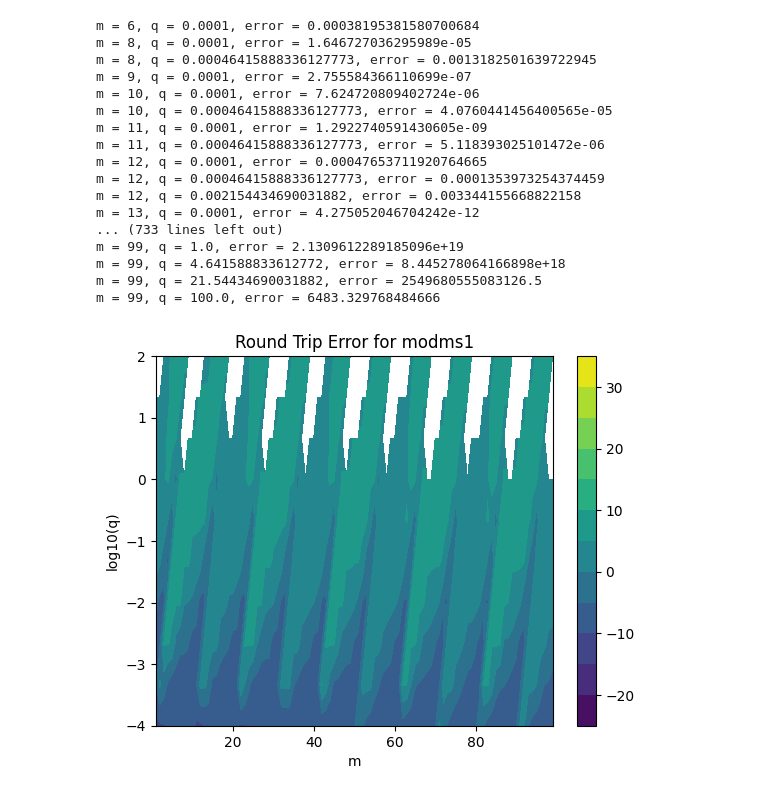
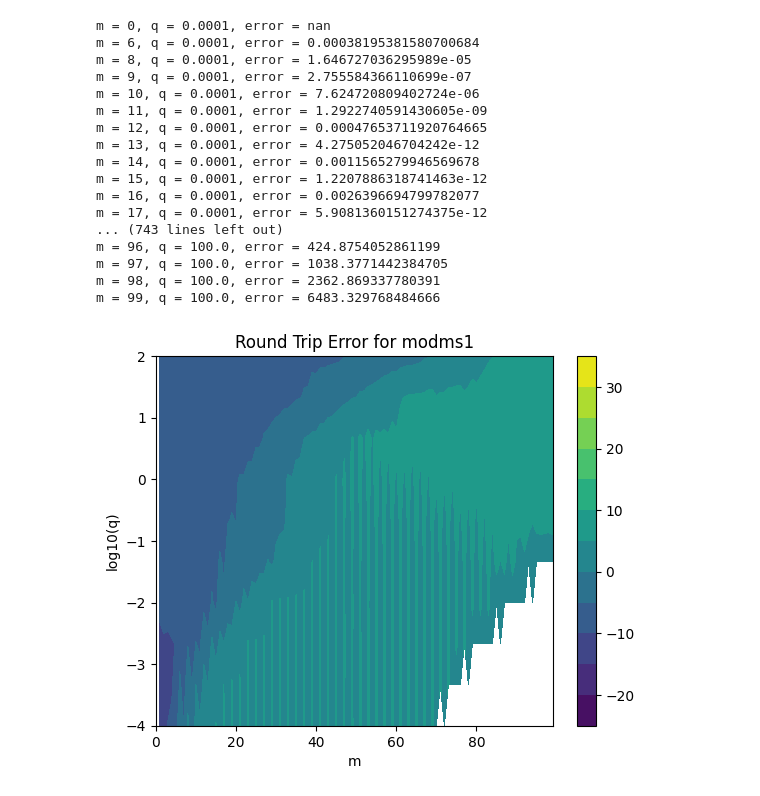
Before and after one commit to brorson/ScipyMathieuTesting, a Jupyter notebook: round_trip_modfuncs.ipynb, the cells around one changed output. Drawn from its saved outputs; the diff is of its cells as text; code cells hidden in the pictures.

```diff
--- a/round_trip_modfuncs.ipynb
+++ b/round_trip_modfuncs.ipynb
@@ -103,8 +103,9 @@ tol = 1e-3
 MM = 50
 qs = np.logspace(-4,4,10)
 error = []
-for m in range(MM):
-    for q in qs:
+
+for q in qs:
+    for m in range(MM):
         fm3 = modmc2(m, q, v - 3 * h)[1]
         fm2 = modmc2(m, q, v - 2 * h)[1]
         fm1 = modmc2(m, q, v - h)[1]
@@ -121,7 +122,7 @@ for m in range(MM):
         stddev = np.std(r)
         l2norm = np.linalg.norm(y, ord=2) / np.sqrt(len(y))
 
-        error.append( stddev/np.linalg.norm(y, ord=2))
-        if not np.isclose( l2norm , 0, atol=tol):
-            print(f'm = {m}, q = {q}, error = {l2norm}')
+        error.append(stddev/np.linalg.norm(y, ord=2))
+        if not np.isclose( stddev/np.linalg.norm(y, ord=2), 0, atol=tol):
+            print(f'm = {m}, q = {q}, error = {stddev/np.linalg.norm(y, ord=2)}')
 # %% [output]
@@ -144 +145,26 @@ m = 49, q = 1291.5496650148827, error = 0.01994656271388637
 m = 49, q = 10000.0, error = nan
+# %%
+v = np.linspace(2,5,1000)
+
+m = 9
+q = 0.01
+fm3 = modmc2(m, q, v - 3 * h)[1]
+fm2 = modmc2(m, q, v - 2 * h)[1]
+fm1 = modmc2(m, q, v - h)[1]
+fp1 = modmc2(m, q, v + h)[1]
+fp2 = modmc2(m, q, v + 2 * h)[1]
+fp3 = modmc2(m, q, v + 3 * h)[1]
+
+ydd = -fm3/60 + 3*fm2/20 - 3*fm1/4 + 3*fp1/4 - 3*fp2/20 + fp3/60
+
+[y,yd] = modmc2(m,q,v)
+a = mathieu_a(m,q)
+
+r = ydd/(h) - (a - 2 * q * np.cosh(2*v)) * y
+
+print(np.std(r)/ np.linalg.norm(y, ord=2))
+plt.plot(v, r)
+
+
+a = np.array([0, 1, 2, 3, 4, 5, 6, 7, 8, 9])
+print(a.reshape(5, 2))
@@ -184,8 +218,8 @@ MM = 100
 qs = np.logspace(-4,2,10)
 error = []
 
-for m in range(1, MM):
-    for q in qs:
+for q in qs:
+    for m in range(MM):
         fm3 = modms1(m, q, v - 3 * h)[1]
         fm2 = modms1(m, q, v - 2 * h)[1]
         fm1 = modms1(m, q, v - h)[1]
@@ -207,52 +241,52 @@ for m in range(1, MM):
         if not np.isclose( stddev/ l2norm , 0, atol=tol):
             print(f'm = {m}, q = {q}, error = {l2norm}')
 # %% [output]
+m = 0, q = 0.0001, error = nan
 m = 6, q = 0.0001, error = 0.00038195381580700684
 m = 8, q = 0.0001, error = 1.646727036295989e-05
-m = 8, q = 0.00046415888336127773, error = 0.0013182501639722945
 m = 9, q = 0.0001, error = 2.755584366110699e-07
 m = 10, q = 0.0001, error = 7.624720809402724e-06
-m = 10, q = 0.00046415888336127773, error = 4.0760441456400565e-05
 m = 11, q = 0.0001, error = 1.2922740591430605e-09
-m = 11, q = 0.00046415888336127773, error = 5.118393025101472e-06
 m = 12, q = 0.0001, error = 0.00047653711920764665
-m = 12, q = 0.00046415888336127773, error = 0.0001353973254374459
-m = 12, q = 0.002154434690031882, error = 0.003344155668822158
 m = 13, q = 0.0001, error = 4.275052046704242e-12
-... (733 lines left out)
-m = 99, q = 1.0, error = 2.1309612289185096e+19
-m = 99, q = 4.641588833612772, error = 8.445278064166898e+18
-m = 99, q = 21.54434690031882, error = 2549680555083126.5
+m = 14, q = 0.0001, error = 0.0011565279946569678
+m = 15, q = 0.0001, error = 1.2207886318741463e-12
+m = 16, q = 0.0001, error = 0.0026396694799782077
+m = 17, q = 0.0001, error = 5.9081360151274375e-12
+... (743 lines left out)
+m = 96, q = 100.0, error = 424.8754052861199
+m = 97, q = 100.0, error = 1038.3771442384705
+m = 98, q = 100.0, error = 2362.869337780391
 m = 99, q = 100.0, error = 6483.329768484666
 # %%
 import matplotlib.pyplot as plt
 
-M, Q = np.meshgrid(range(1,MM), qs)
+M, Q = np.meshgrid(range(MM), qs)
 
 error_array = np.array(error).reshape(M.shape)
 
 
 levels = np.arange(-25, 36, 5)
 
 plt.contourf(M, np.log10(Q), np.log10(error_array), levels=levels, cmap='viridis')
 plt.colorbar()
 
 plt.xlabel("m")
 plt.ylabel("log10(q)")
 plt.title("Round Trip Error for modms1")
 # fig, ax = plt.subplots()
 # im = ax.pcolormesh(range(1, MM), np.log10(qs), error_array, cmap='viridis')
 
 # cbar = fig.colorbar(im, ax=ax)
 # cbar.set_label('Value')
 
 # ax.set_title("Round Trip Error for modsm1")
 # ax.set_xlabel("m")
 # ax.set_ylabel("log10(q)")
 
 plt.show()
 # %% [output]
-[figure, old version]
+[figure, new version]
 # %%
 # Round trip modms2
 
```
Also changed, not shown: parts of 10 cells of this notebook.
